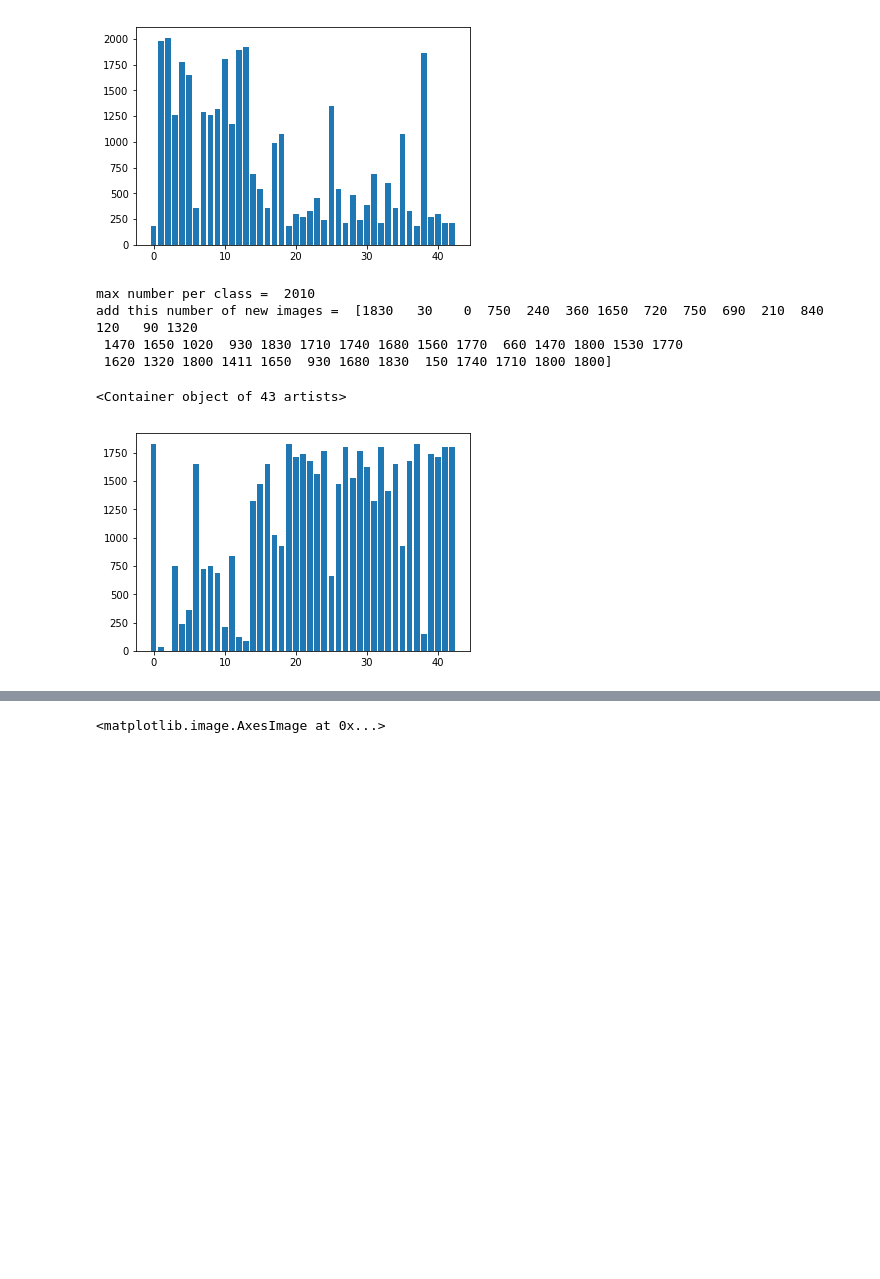
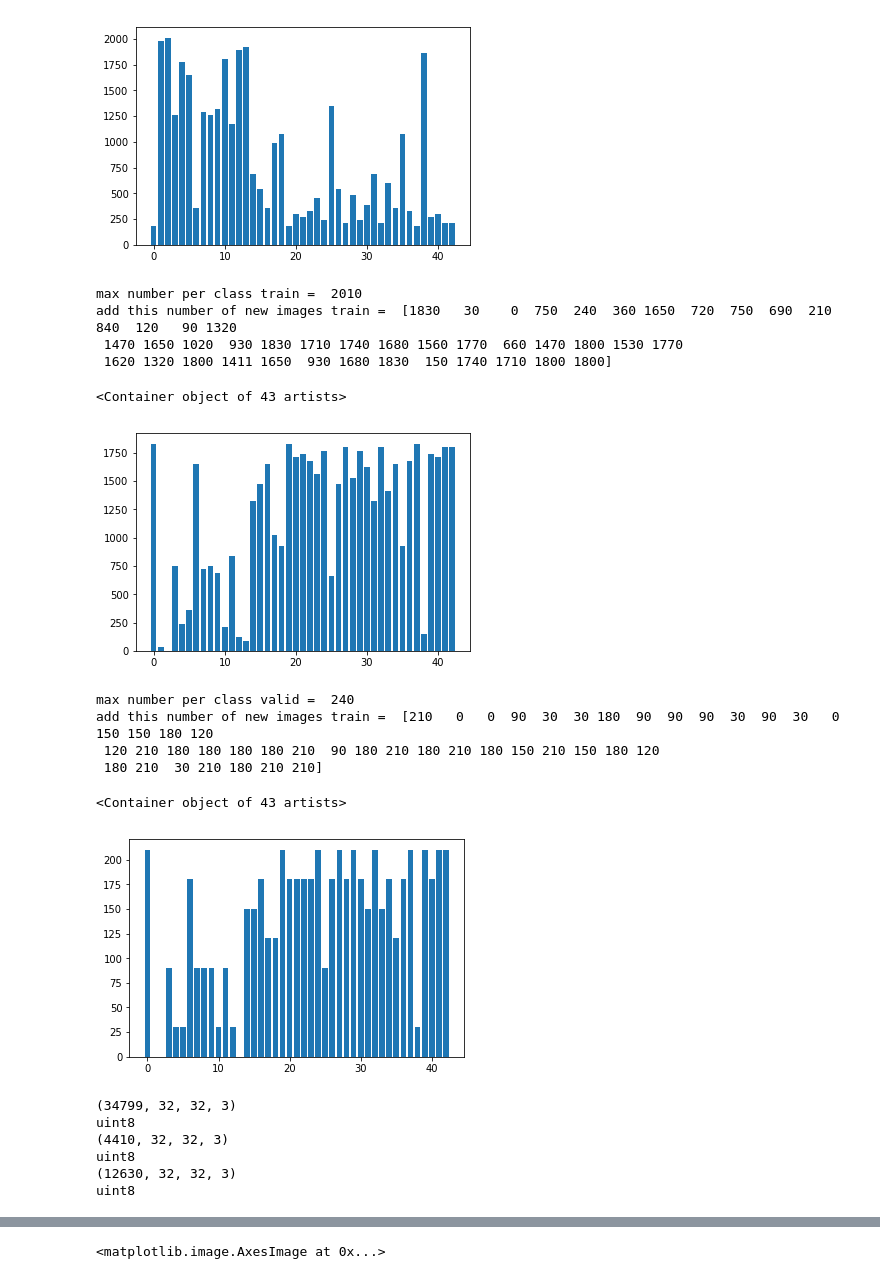
Before and after one commit to pomeroyd/project2_r1p0, a Jupyter notebook: Traffic_Sign_Classifier.ipynb, the cells around one changed output, grey strips where cells are left out. Cells and saved outputs as stored; diff of their text form; code cells hidden in the pictures; blank space fills up the shorter version.

```diff
--- a/Traffic_Sign_Classifier.ipynb
+++ b/Traffic_Sign_Classifier.ipynb
@@ -220,21 +249,55 @@ False
 # %%
 import scipy.ndimage
 
-inputs_per_class = np.bincount(y_train)
-max_inputs = np.max(inputs_per_class)
-print("max number per class = ",max_inputs)
-diff_per_class= max_inputs -inputs_per_class
-print("add this number of new images = ", diff_per_class)
+# Set up number of new images to create for training data
+inputs_per_class_train = np.bincount(y_train)
+max_inputs_train = np.max(inputs_per_class_train)
+print("max number per class train = ",max_inputs_train)
+diff_per_class_train= max_inputs_train -inputs_per_class_train
+print("add this number of new images train = ", diff_per_class_train)
 
 #This should be inverted version of above histogram
 
 
-plt.bar(range(43), diff_per_class)
+plt.bar(range(43), diff_per_class_train)
 # %% [output]
-max number per class =  2010
-add this number of new images =  [1830   30    0  750  240  360 1650  720  750  690  210  840  120   90 1320
+max number per class train =  2010
+add this number of new images train =  [1830   30    0  750  240  360 1650  720  750  690  210  840  120   90 1320
  1470 1650 1020  930 1830 1710 1740 1680 1560 1770  660 1470 1800 1530 1770
  1620 1320 1800 1411 1650  930 1680 1830  150 1740 1710 1800 1800]
 <Container object of 43 artists>
 [figure]
+# %%
+# Set up number of new images to create for validation data
+inputs_per_class_valid = np.bincount(y_valid)
+max_inputs_valid = np.max(inputs_per_class_valid)
+print("max number per class valid = ",max_inputs_valid)
+diff_per_class_valid= max_inputs_valid -inputs_per_class_valid
+print("add this number of new images train = ", diff_per_class_valid)
+
+#This should be inverted version of above histogram
+
+
+plt.bar(range(43), diff_per_class_valid)
+# %% [output]
+max number per class valid =  240
+add this number of new images train =  [210   0   0  90  30  30 180  90  90  90  30  90  30   0 150 150 180 120
+ 120 210 180 180 180 180 210  90 180 210 180 210 180 150 210 150 180 120
+ 180 210  30 210 180 210 210]
+<Container object of 43 artists>
+[figure, added]
+# %%
+print (X_train.shape)
+print (X_train.dtype)
+print (X_valid.shape)
+print (X_valid.dtype)
+print (X_test.shape)
+print (X_test.dtype)
+# %% [output]
+(34799, 32, 32, 3)
+uint8
+(4410, 32, 32, 3)
+uint8
+(12630, 32, 32, 3)
+uint8
 # %%
```
Also changed, not shown: parts of 27 cells of this notebook.
